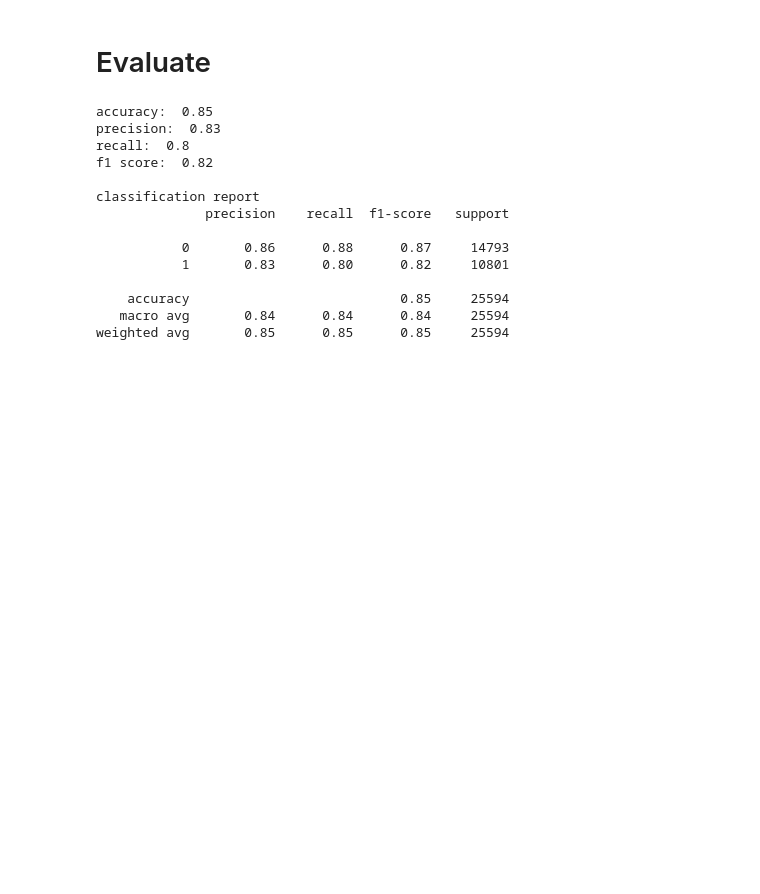
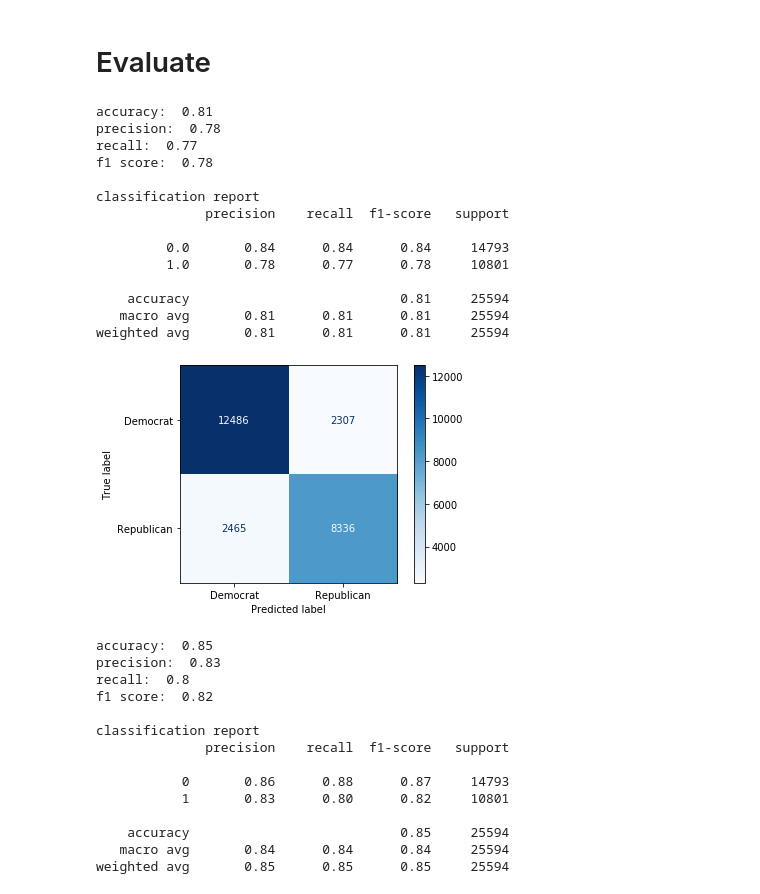
Before and after one commit to darshanajaint/data_mining_project, a Jupyter notebook: Model_Evaluation.ipynb, the cells around one changed output. Drawn from its saved outputs; the diff is of its cells as text; code cells hidden in the pictures; blank space fills up the shorter version.

```diff
--- a/Model_Evaluation.ipynb
+++ b/Model_Evaluation.ipynb
@@ -75,8 +86,49 @@ def get_stats(clf, y_test, cm_save_name):
     disp = disp.plot(include_values=True, cmap="Blues", values_format=".7g")
     plt.savefig("./Figures/" + cm_save_name)
     plt.show()
+# %%
+def get_stats_pytorch(df, cm_save_name):
+    y_pred = df["Predicted Class"].values
+    y_test = df["True Labels"]
+
+    accuracy = sklearn.metrics.accuracy_score(y_test, y_pred)
+    precision = sklearn.metrics.precision_score(y_test, y_pred)
+    recall =  sklearn.metrics.recall_score(y_test, y_pred)
+    f1 =  sklearn.metrics.f1_score(y_test, y_pred)
+
+    print("accuracy: ", round(accuracy, 2))
+    print("precision: ", round(precision, 2))
+    print("recall: ", round(recall, 2))
+    print("f1 score: ", round(f1, 2), "\n")
+
+    print("classification report")
+    print(sklearn.metrics.classification_report(y_test, y_pred))
+
+    cm = sklearn.metrics.confusion_matrix(y_test, y_pred)
+    disp = ConfusionMatrixDisplay(confusion_matrix=cm, display_labels=le.inverse_transform([0, 1]))
+    disp = disp.plot(include_values=True, cmap="Blues", values_format=".7g")
+    plt.savefig("./Figures/" + cm_save_name)
+    plt.show()
 # %% [markdown]
 # Evaluate
+# %%
+get_stats_pytorch(pytorch_df, "gru.png")
+# %% [output]
+accuracy:  0.81
+precision:  0.78
+recall:  0.77
+f1 score:  0.78
+
+classification report
+              precision    recall  f1-score   support
+
+         0.0       0.84      0.84      0.84     14793
+         1.0       0.78      0.77      0.78     10801
+
+    accuracy                           0.81     25594
+   macro avg       0.81      0.81      0.81     25594
+weighted avg       0.81      0.81      0.81     25594
+[figure, added]
 # %%
 get_stats(mnb_model, y_test, "mnb_confusion_matrix.png")
 # %% [output]
```
Also changed, not shown: parts of 10 cells of this notebook, 1 other file.
